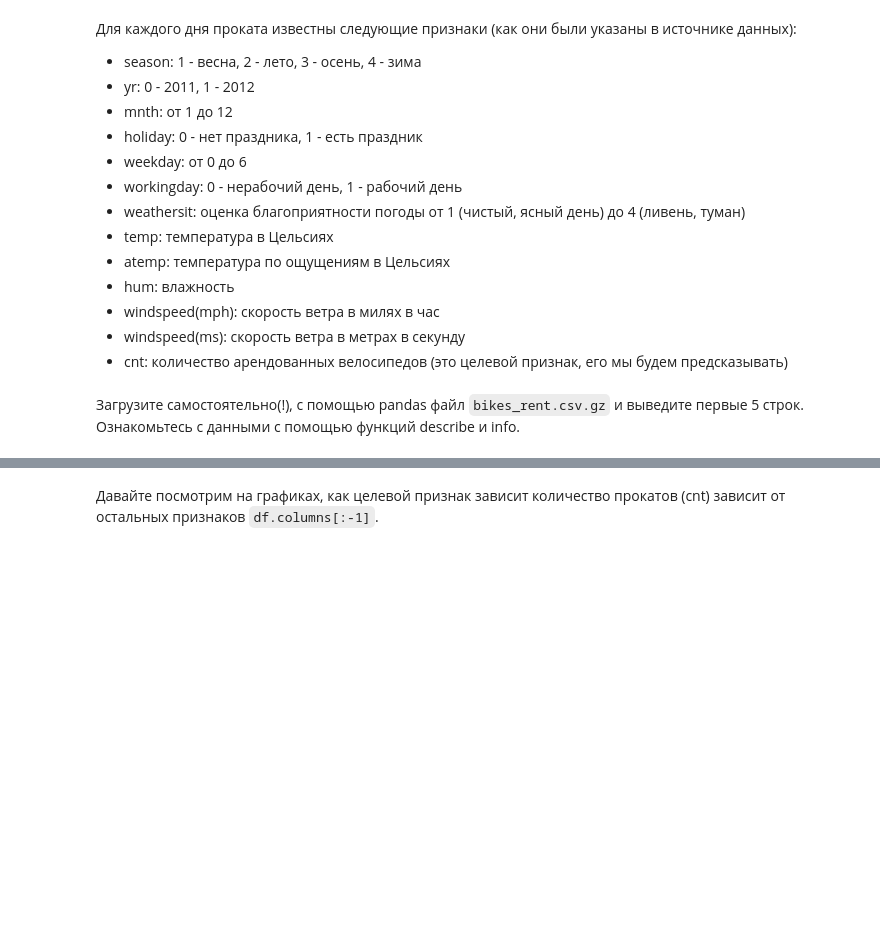
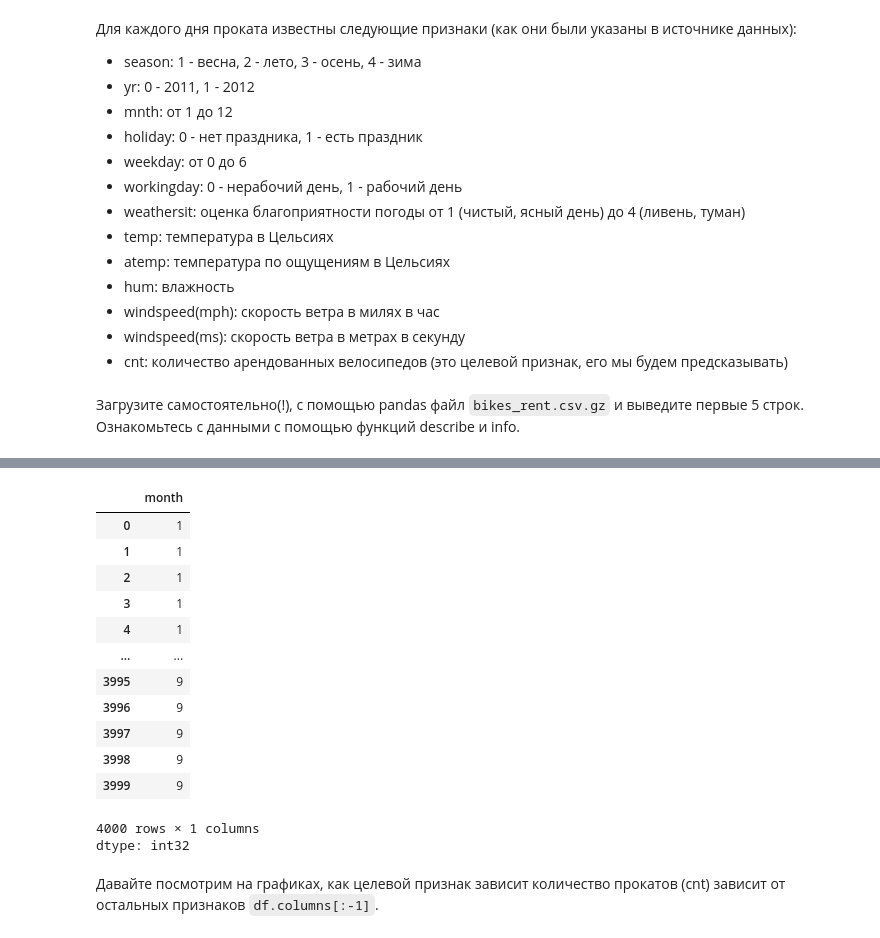
Before and after one commit to DanisStepanov/Computer-mathematics-systems, a Jupyter notebook: 5. Библиотека Pandas. Визуальный анализ данных/Практическая_работа_№5_Библиотека_Pandas.ipynb, the cells around one changed output, grey strips where cells are left out. Drawn from its saved outputs; the diff is of its cells as text; code cells hidden in the pictures; blank space fills up the shorter version.

```diff
--- a/5. Библиотека Pandas. Визуальный анализ данных/Практическая_работа_№5_Библиотека_Pandas.ipynb
+++ b/5. Библиотека Pandas. Визуальный анализ данных/Практическая_работа_№5_Библиотека_Pandas.ipynb
@@ -398,3 +407,20 @@ memory usage: 74.3 KB
+# %%
+df['month'].head(4000)
+# %% [output]
+|  | month |
+| 0 | 1 |
+| 1 | 1 |
+| 2 | 1 |
+| 3 | 1 |
+| 4 | 1 |
+| ... | ... |
+| 3995 | 9 |
+| 3996 | 9 |
+| 3997 | 9 |
+| 3998 | 9 |
+| 3999 | 9 |
+4000 rows × 1 columns
+dtype: int32
 # %% [markdown]
 Давайте посмотрим на графиках, как целевой признак зависит количество прокатов (cnt) зависит от остальных признаков `df.columns[:-1]`.
 # %%
```
Also changed, not shown: parts of 7 cells of this notebook.
